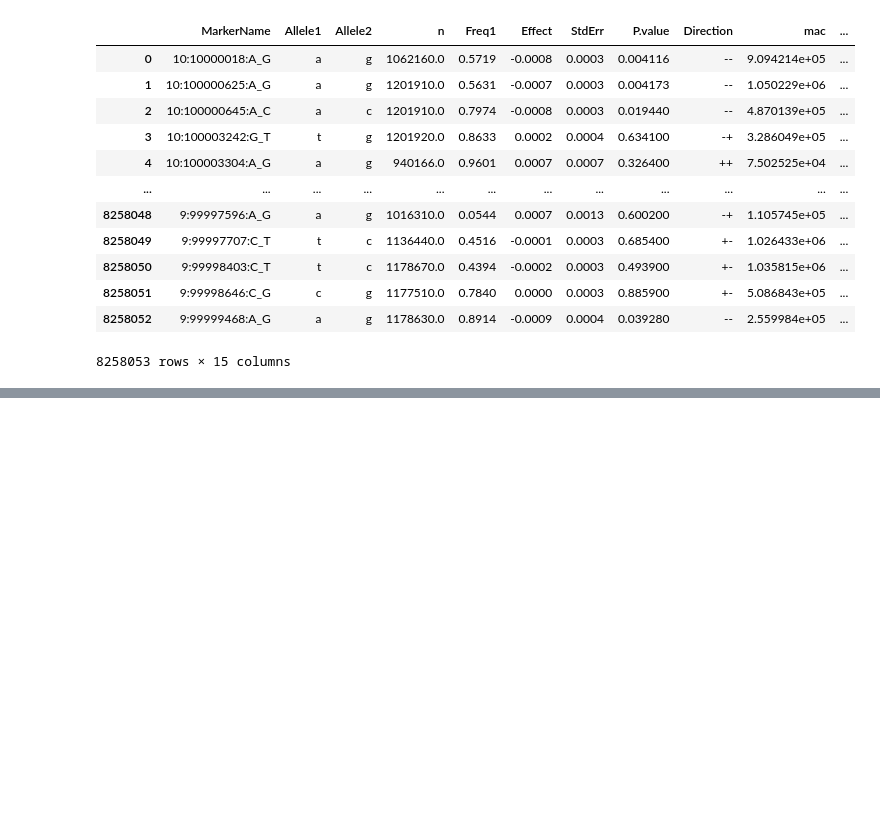
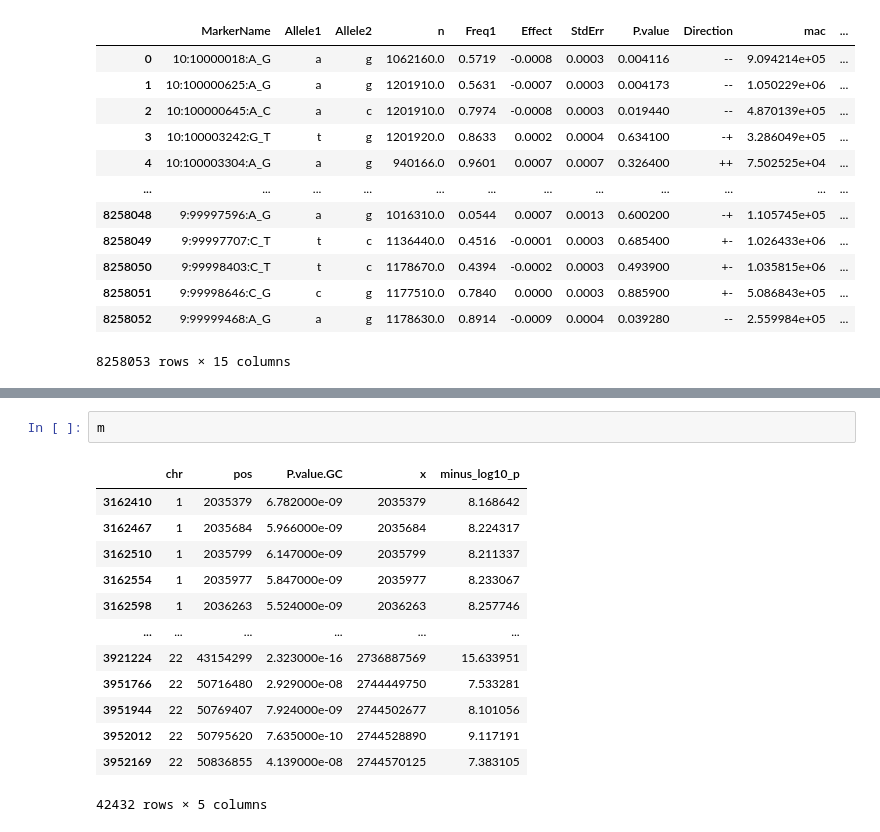
Before and after one commit to Vigneshwarr3/target_discovery_engine, a Jupyter notebook: test.ipynb, the cells around one changed output, grey strips where cells are left out. Saved outputs shown, nothing was run; the diff lists cells and outputs as text; blank space fills up the shorter version.

```diff
--- a/test.ipynb
+++ b/test.ipynb
@@ -33,0 +120,16 @@ df[df['P.value.GC'] < 5e-08].to_csv('significant_results.csv', index=False)
+# %%
+m
+# %% [output]
+|  | chr | pos | P.value.GC | x | minus_log10_p |
+| 3162410 | 1 | 2035379 | 6.782000e-09 | 2035379 | 8.168642 |
+| 3162467 | 1 | 2035684 | 5.966000e-09 | 2035684 | 8.224317 |
+| 3162510 | 1 | 2035799 | 6.147000e-09 | 2035799 | 8.211337 |
+| 3162554 | 1 | 2035977 | 5.847000e-09 | 2035977 | 8.233067 |
+| 3162598 | 1 | 2036263 | 5.524000e-09 | 2036263 | 8.257746 |
+| ... | ... | ... | ... | ... | ... |
+| 3921224 | 22 | 43154299 | 2.323000e-16 | 2736887569 | 15.633951 |
+| 3951766 | 22 | 50716480 | 2.929000e-08 | 2744449750 | 7.533281 |
+| 3951944 | 22 | 50769407 | 7.924000e-09 | 2744502677 | 8.101056 |
+| 3952012 | 22 | 50795620 | 7.635000e-10 | 2744528890 | 9.117191 |
+| 3952169 | 22 | 50836855 | 4.139000e-08 | 2744570125 | 7.383105 |
+42432 rows × 5 columns
```
Also changed, not shown: parts of 4 cells of this notebook.
